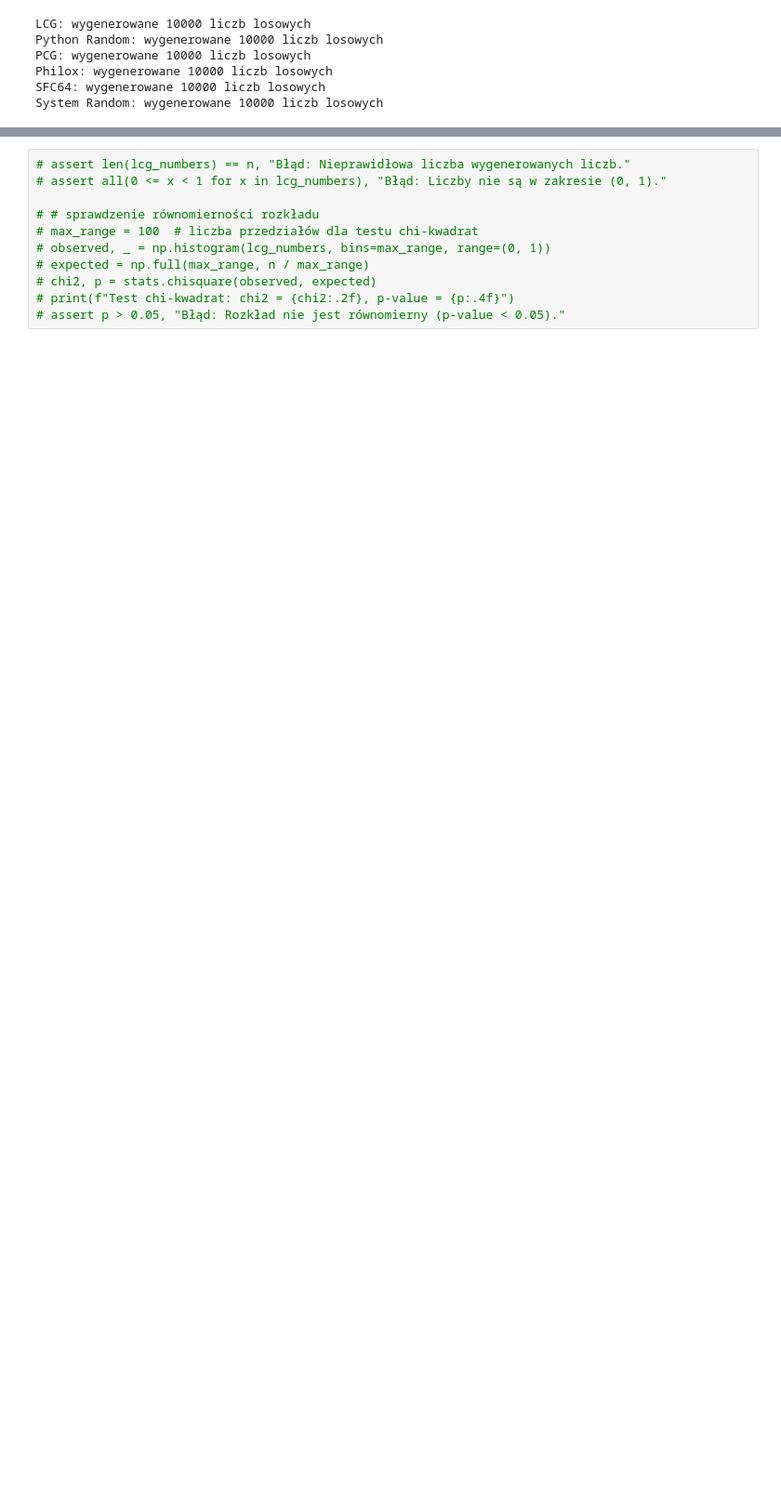
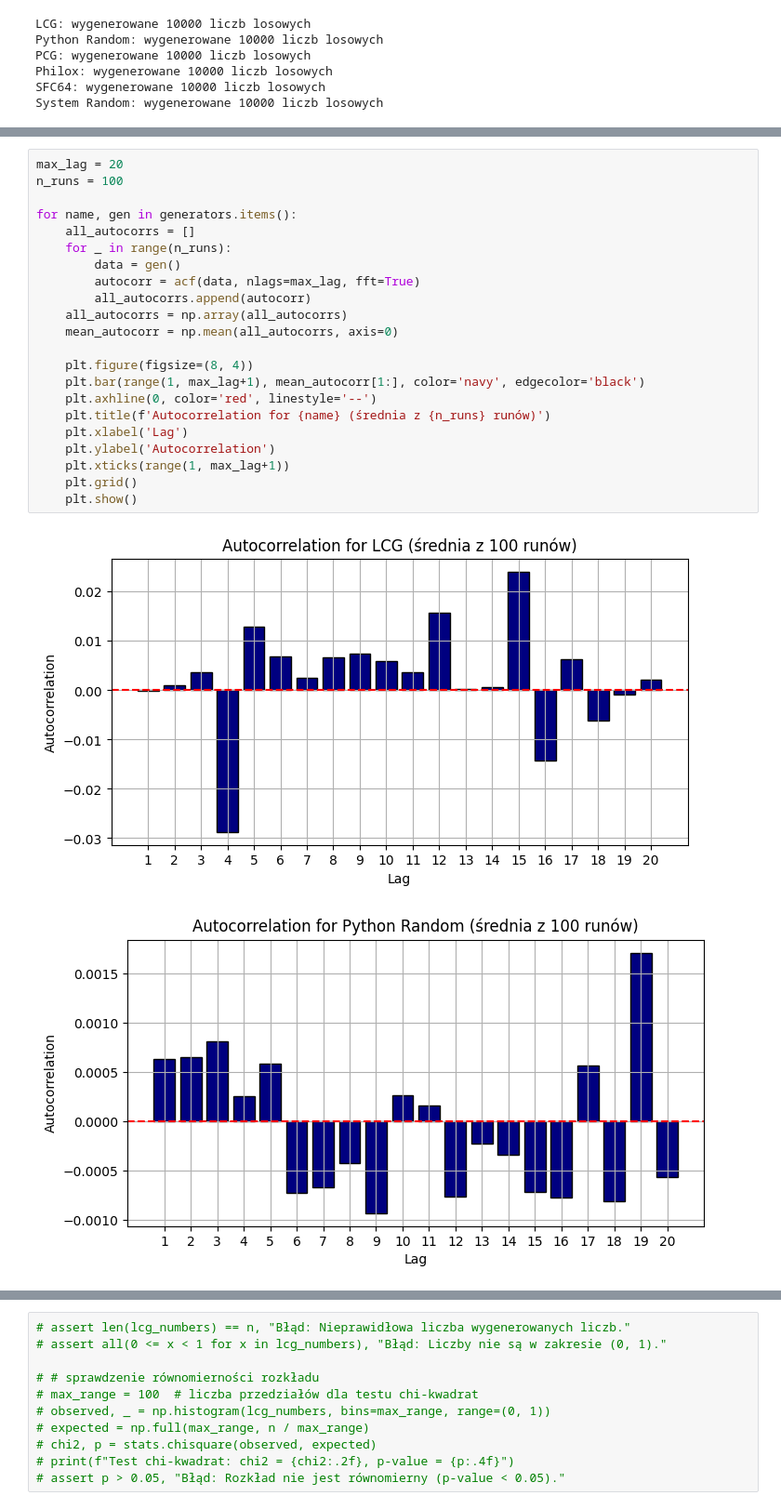
Before and after one commit to SzymonKielich/PRNG-Test, a Jupyter notebook: projekt.ipynb, the cells around one changed output, grey strips where cells are left out. Shown at 93% size. Drawn from its saved outputs; the diff is of its cells as text; blank space fills up the shorter version.

```diff
--- a/projekt.ipynb
+++ b/projekt.ipynb
@@ -77,0 +73,25 @@ for name,data in data_samples.items():
+# %%
+max_lag = 20
+n_runs = 100
+
+for name, gen in generators.items():
+    all_autocorrs = []
+    for _ in range(n_runs):
+        data = gen()
+        autocorr = acf(data, nlags=max_lag, fft=True)
+        all_autocorrs.append(autocorr)
+    all_autocorrs = np.array(all_autocorrs)
+    mean_autocorr = np.mean(all_autocorrs, axis=0)
+
+    plt.figure(figsize=(8, 4))
+    plt.bar(range(1, max_lag+1), mean_autocorr[1:], color='navy', edgecolor='black')
+    plt.axhline(0, color='red', linestyle='--')
+    plt.title(f'Autocorrelation for {name} (średnia z {n_runs} runów)')
+    plt.xlabel('Lag')
+    plt.ylabel('Autocorrelation')
+    plt.xticks(range(1, max_lag+1))
+    plt.grid()
+    plt.show()
+# %% [output]
+[figure, added]
+[figure, added]
```
Also changed, not shown: parts of 23 cells of this notebook, 1 other file.
